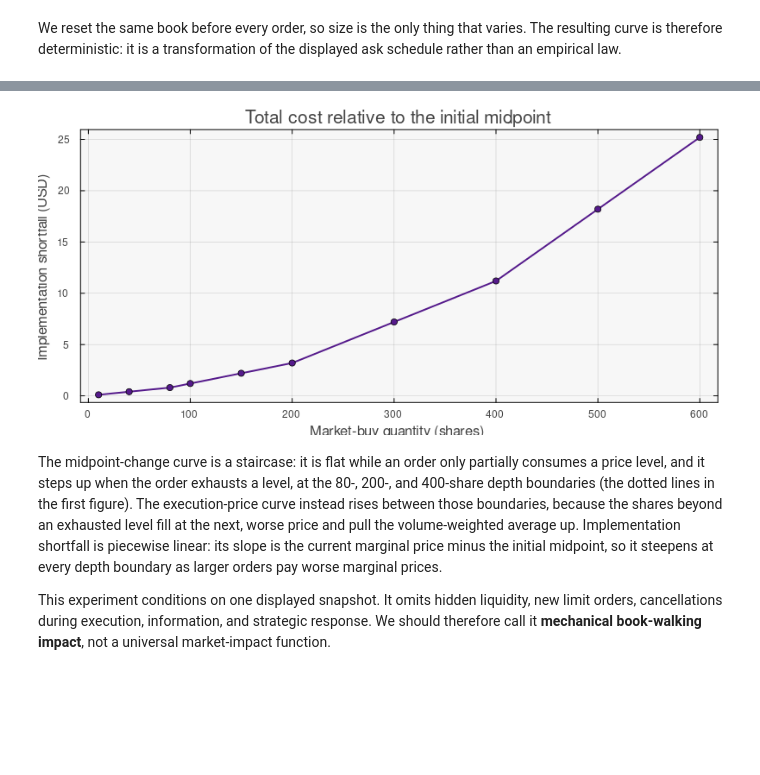
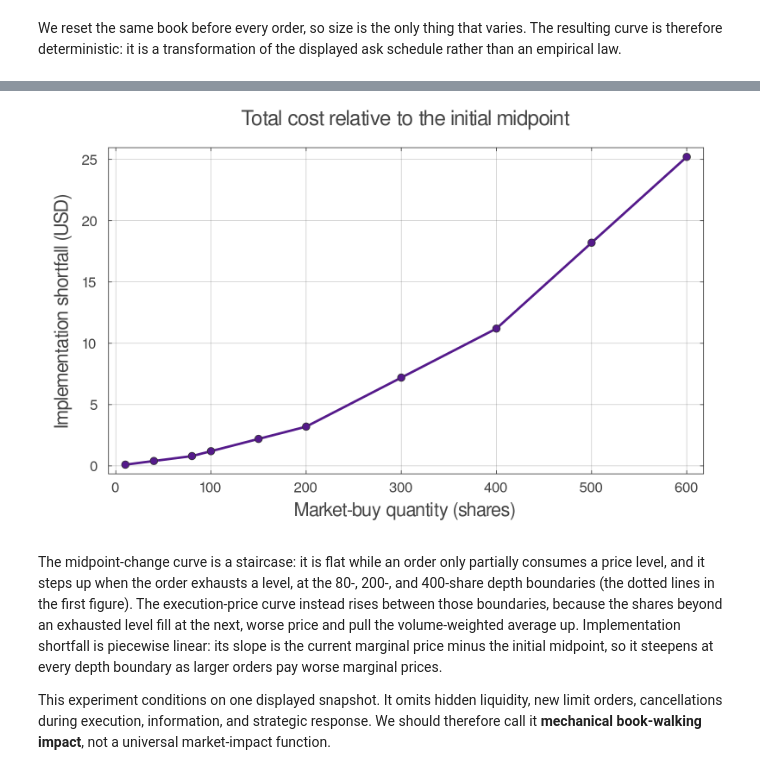
Before and after one commit to varnerlab/CHEME-5660-CourseRepository-Fall-2026, a Jupyter notebook: lectures/week-3/L3a/advanced/market_impact/CHEME-5660-L3a-Advanced-Market-Impact-Models-Fall-2026.ipynb, the cells around one changed output, grey strips where cells are left out. Cells and saved outputs as stored; diff of their text form; code cells hidden in the pictures; blank space fills up the shorter version.

```diff
--- a/lectures/week-3/L3a/advanced/market_impact/CHEME-5660-L3a-Advanced-Market-Impact-Models-Fall-2026.ipynb
+++ b/lectures/week-3/L3a/advanced/market_impact/CHEME-5660-L3a-Advanced-Market-Impact-Models-Fall-2026.ipynb
@@ -160,14 +187,15 @@ p1
 # %%
+# Display total implementation shortfall relative to the initial midpoint -
 p2 = plot(
     mechanical_results.order_quantity,
     mechanical_results.implementation_shortfall;
     marker = :circle, color = :purple4, label = "",
     xlabel = "Market-buy quantity (shares)", ylabel = "Implementation shortfall (USD)",
-    title = "Total cost relative to the initial midpoint", size = (800, 380),
+    title = "Total cost relative to the initial midpoint", size = (1000, 620),
 )
-p2
+p2 # display the completed shortfall plot
 # %% [output]
-[figure, old version]
+[figure, new version]
 # %% [markdown]
 The midpoint-change curve is a staircase: it is flat while an order only partially consumes a price level, and it steps up when the order exhausts a level, at the 80-, 200-, and 400-share depth boundaries (the dotted lines in the first figure). The execution-price curve instead rises between those boundaries, because the shares beyond an exhausted level fill at the next, worse price and pull the volume-weighted average up. Implementation shortfall is piecewise linear: its slope is the current marginal price minus the initial midpoint, so it steepens at every depth boundary as larger orders pay worse marginal prices.
 
```
Also changed, not shown: parts of 24 cells of this notebook, 16 other files.
